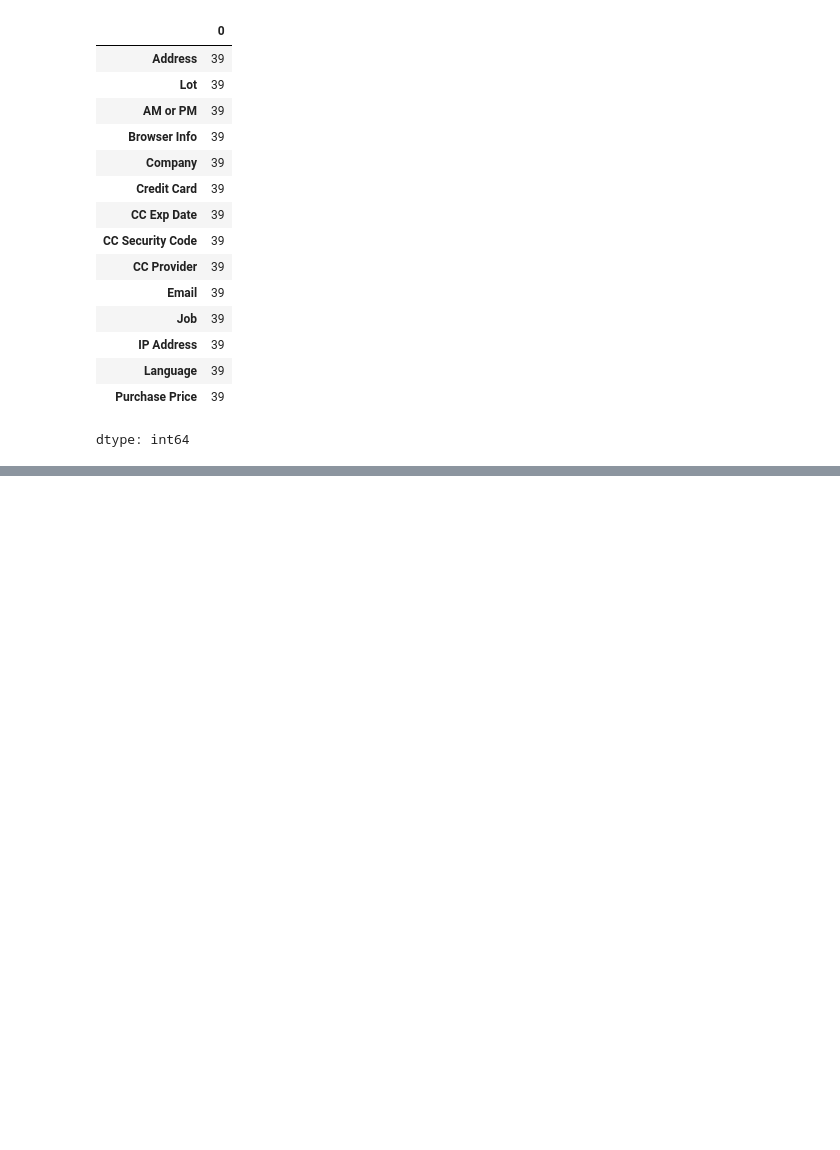
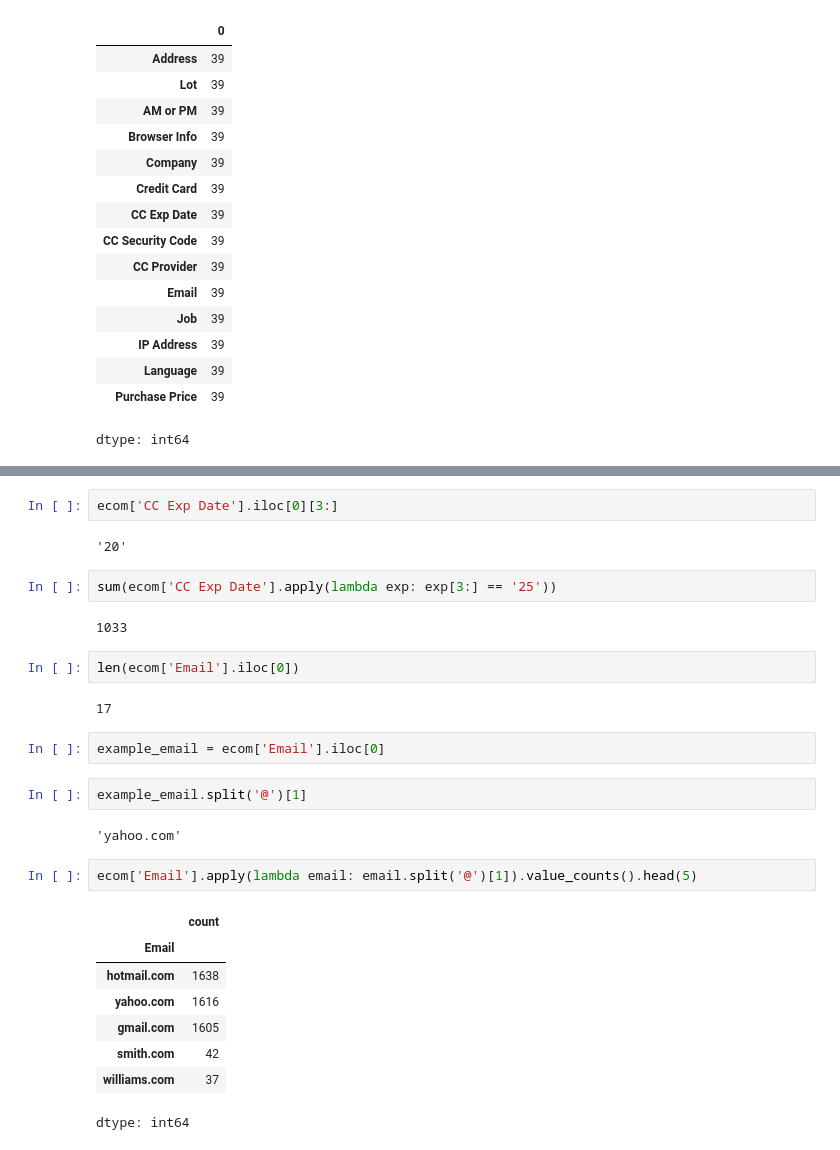
Before and after one commit to Johanhms/Practicas_Python, a Jupyter notebook: DataScience_Python.ipynb, the cells around one changed output, grey strips where cells are left out. Drawn from its saved outputs; the diff is of its cells as text; blank space fills up the shorter version.

```diff
--- a/DataScience_Python.ipynb
+++ b/DataScience_Python.ipynb
@@ -1035,0 +1030,29 @@ dtype: int64
+# %%
+ecom['CC Exp Date'].iloc[0][3:]
+# %% [output]
+'20'
+# %%
+sum(ecom['CC Exp Date'].apply(lambda exp: exp[3:] == '25'))
+# %% [output]
+1033
+# %%
+len(ecom['Email'].iloc[0])
+# %% [output]
+17
+# %%
+example_email = ecom['Email'].iloc[0]
+# %%
+example_email.split('@')[1]
+# %% [output]
+'yahoo.com'
+# %%
+ecom['Email'].apply(lambda email: email.split('@')[1]).value_counts().head(5)
+# %% [output]
+|  | count |
+| Email |  |
+| hotmail.com | 1638 |
+| yahoo.com | 1616 |
+| gmail.com | 1605 |
+| smith.com | 42 |
+| williams.com | 37 |
+dtype: int64
```
Also changed, not shown: parts of 2 cells of this notebook.
